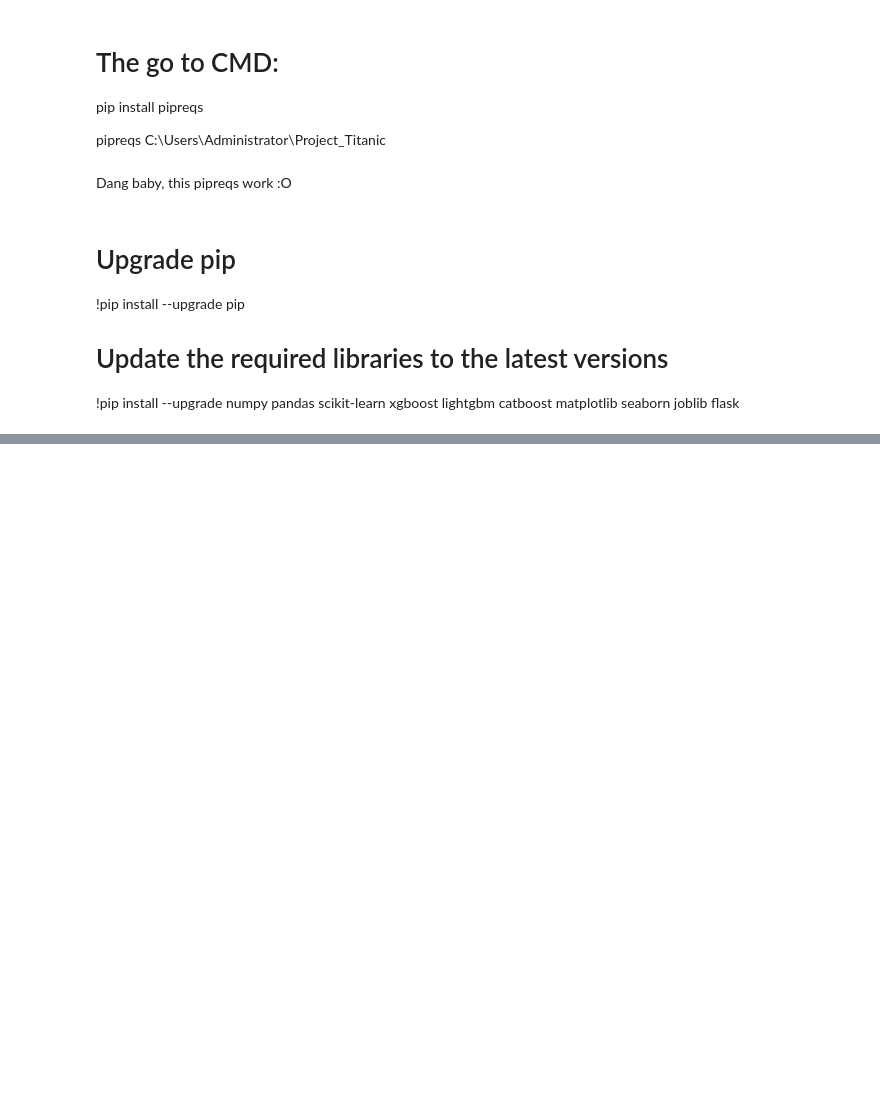
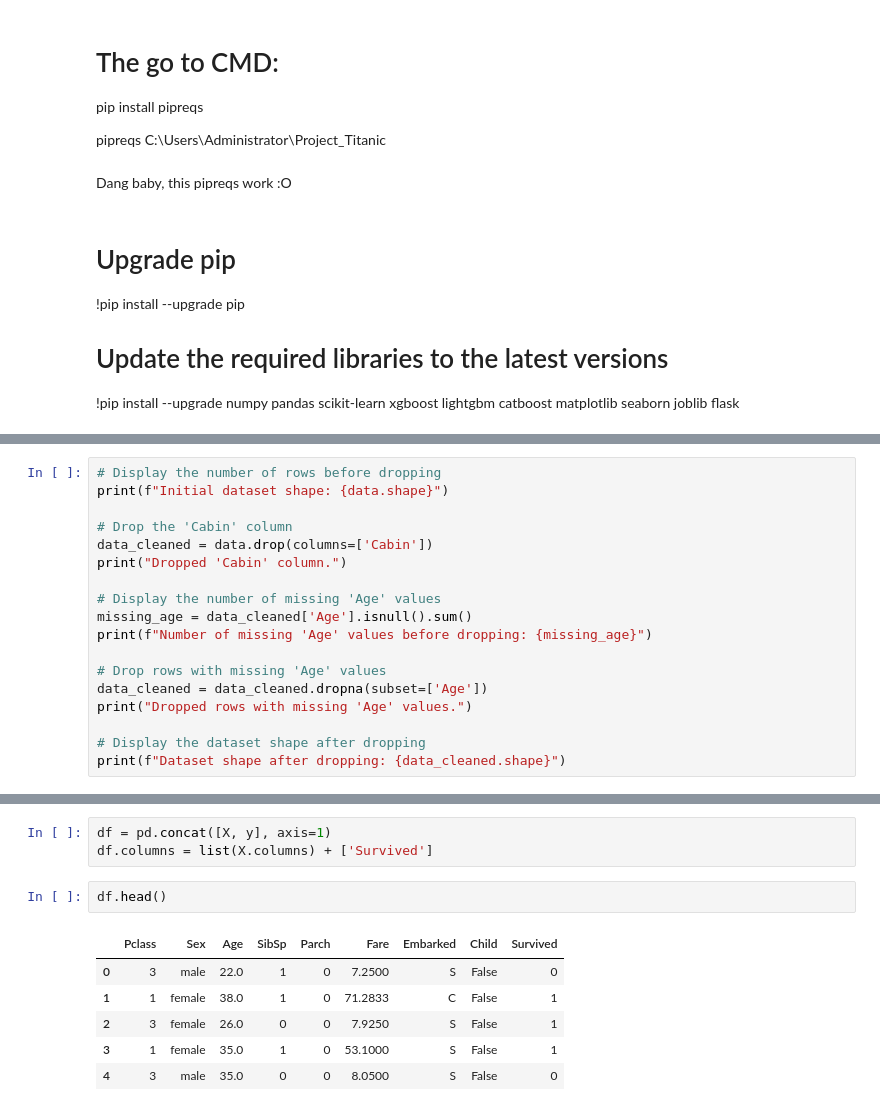
Before and after one commit to OMGITSLACKO/Project_Titanic, a Jupyter notebook: Project_Titanic.ipynb, the cells around one changed output, grey strips where cells are left out. Drawn from its saved outputs; the diff is of its cells as text; blank space fills up the shorter version.

```diff
--- a/Project_Titanic.ipynb
+++ b/Project_Titanic.ipynb
@@ -2087,0 +2507,18 @@ C:\ProgramData\anaconda3\python.exe -m pip install --upgrade pip
+# %%
+# Display the number of rows before dropping
+print(f"Initial dataset shape: {data.shape}")
+
+# Drop the 'Cabin' column
+data_cleaned = data.drop(columns=['Cabin'])
+print("Dropped 'Cabin' column.")
+
+# Display the number of missing 'Age' values
+missing_age = data_cleaned['Age'].isnull().sum()
+print(f"Number of missing 'Age' values before dropping: {missing_age}")
+
+# Drop rows with missing 'Age' values
+data_cleaned = data_cleaned.dropna(subset=['Age'])
+print("Dropped rows with missing 'Age' values.")
+
+# Display the dataset shape after dropping
+print(f"Dataset shape after dropping: {data_cleaned.shape}")
@@ -2087,0 +2561,12 @@ C:\ProgramData\anaconda3\python.exe -m pip install --upgrade pip
+# %%
+df = pd.concat([X, y], axis=1)
+df.columns = list(X.columns) + ['Survived']
+# %%
+df.head()
+# %% [output]
+|  | Pclass | Sex | Age | SibSp | Parch | Fare | Embarked | Child | Survived |
+| 0 | 3 | male | 22.0 | 1 | 0 | 7.2500 | S | False | 0 |
+| 1 | 1 | female | 38.0 | 1 | 0 | 71.2833 | C | False | 1 |
+| 2 | 3 | female | 26.0 | 0 | 0 | 7.9250 | S | False | 1 |
+| 3 | 1 | female | 35.0 | 1 | 0 | 53.1000 | S | False | 1 |
+| 4 | 3 | male | 35.0 | 0 | 0 | 8.0500 | S | False | 0 |
```
Also changed, not shown: parts of 47 cells of this notebook, 11 other files.
